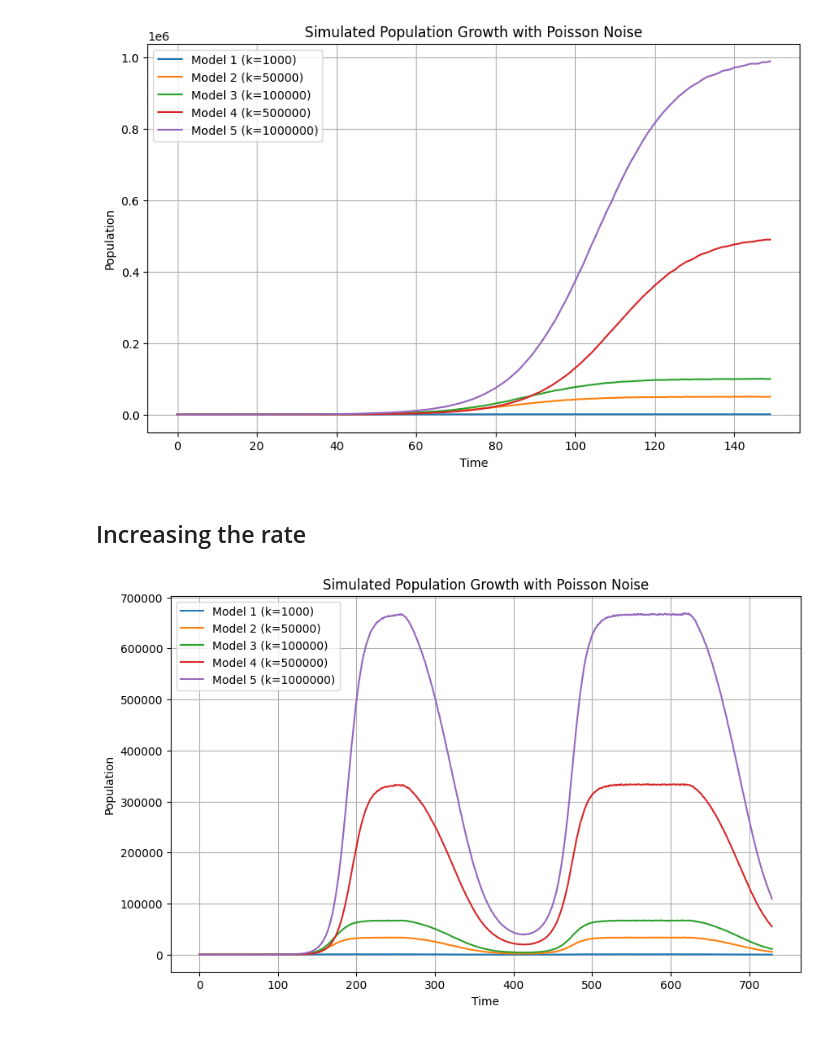
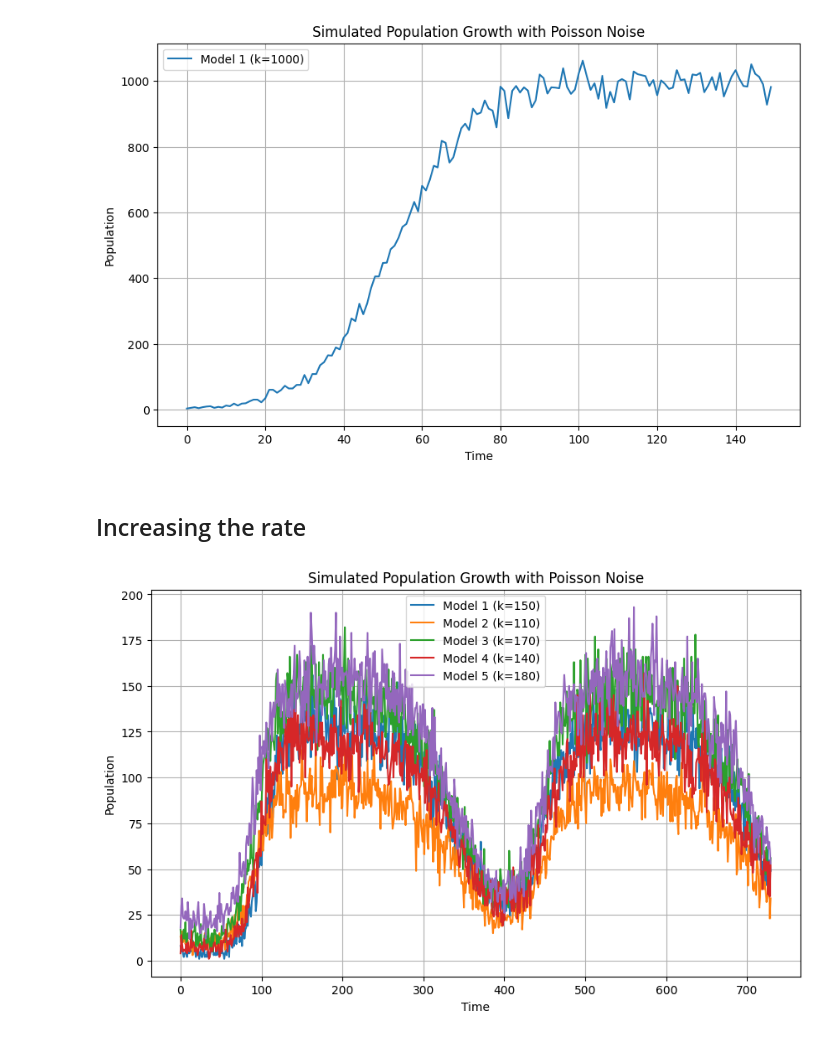
Before and after one commit to atiumcache/filter_forecast, a Jupyter notebook: juptyer notebooks/resample_exp.ipynb, the cells around one changed output. Saved outputs shown, nothing was run; the diff lists cells and outputs as text; code cells hidden in the pictures.

```diff
--- a/juptyer notebooks/resample_exp.ipynb
+++ b/juptyer notebooks/resample_exp.ipynb
@@ -8,11 +8,11 @@ def growthEQ(t, y):
     r = 0.1
     return r*y*(1 - (y/carrying_cap))
 
-num_of_models = 5
+num_of_models = 1
 time = 150
-states = [5, 12, 15, 8, 27]
-k_vals = [1000, 50_000, 100_000, 500_000, 1_000_000]
-data = np.empty([5, time])
+states = [5]
+k_vals = [1000]
+data = np.empty([1, time])
 
 
 for i in range(num_of_models):
@@ -26,8 +26,7 @@ for i in range(num_of_models):
                     t_span=[0, time],
                     y0=init_state,
                     t_eval=range(time))
-    data[i] = np.random.poisson(sol.y[0])
-
+    data[i,:] = np.random.poisson(sol.y[0])
 
 # Save to CSV
 file_path = '../datasets/resample_experiment_time_series.csv'
@@ -47,7 +46,7 @@ plt.legend()
 plt.grid(True)
 plt.show()
 # %% [output]
-[figure, old version]
+[figure, new version]
 # %% [markdown]
 ## Increasing the rate
 # %%
@@ -62,16 +61,17 @@ t=np.linspace(0,2*d,2*d+1)
 def effBeta(t):
     return 0.1*(1.2-np.cos(t/d*2*np.pi))
 
+mu = 0.03
 
-def growthEQ(t, y):
-    r = min(effBeta(t), 0.15)
-    mu = 0.05
+
+def growthEQ(t, y,i):
+    r = effBeta(t)
     return r*y*(1 - (y/carrying_cap)) - mu*y
 
 num_of_models = 5
 time = 730
 states = [5, 12, 15, 8, 27]
-k_vals = [1000, 50_000, 100_000, 500_000, 1_000_000]
+k_vals = [150, 110, 170, 140, 180]
 data = np.empty([num_of_models, time])
 
 
@@ -79,35 +79,35 @@ for i in range(num_of_models):
     if len(states) != num_of_models or len(k_vals) != num_of_models:
         print("Either initial states or k_vals does not equal the number of models.")
         exit()
 
     init_state = [states[i]]
     carrying_cap = k_vals[i]
-    sol = solve_ivp(fun=growthEQ,
+    sol = solve_ivp(fun=lambda t, y: growthEQ(t,y,i),
                     t_span=[0, time],
                     y0=init_state,
                     t_eval=range(time))
     data[i] = np.random.poisson(sol.y[0])
 
 
 # Save to CSV
 file_path = '../datasets/resample_experiment_time_series.csv'
 df = pd.DataFrame(data.T, columns=[f'Model {i+1} (k={k})' for i, k in enumerate(k_vals)])
 df.to_csv(file_path, index=False)
 
 
 # Create plot for data
 plt.figure(figsize=(10, 6))
 for i in range(num_of_models):
     plt.plot(np.arange(time), data[i], label=f'Model {i+1} (k={k_vals[i]})')
 
 plt.title('Simulated Population Growth with Poisson Noise')
 plt.xlabel('Time')
 plt.ylabel('Population')
 plt.legend()
 plt.grid(True)
 plt.show()
 # %% [output]
-[figure, old version]
+[figure, new version]
 # %%
 '''Entry point for the particle filtering code '''
 
```
Also changed, not shown: parts of 3 cells of this notebook, 31 other files.
